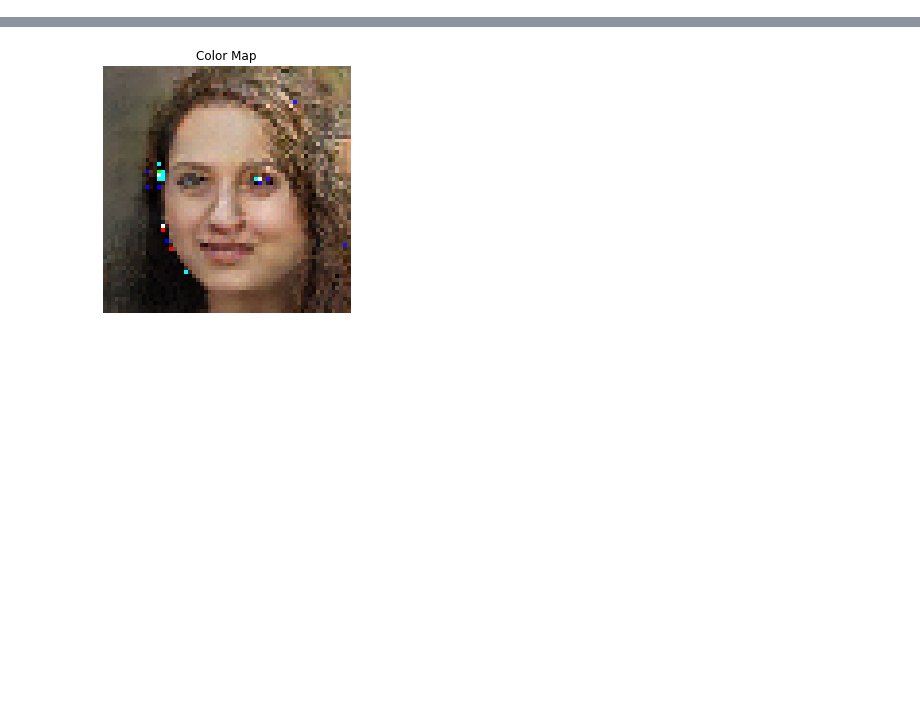
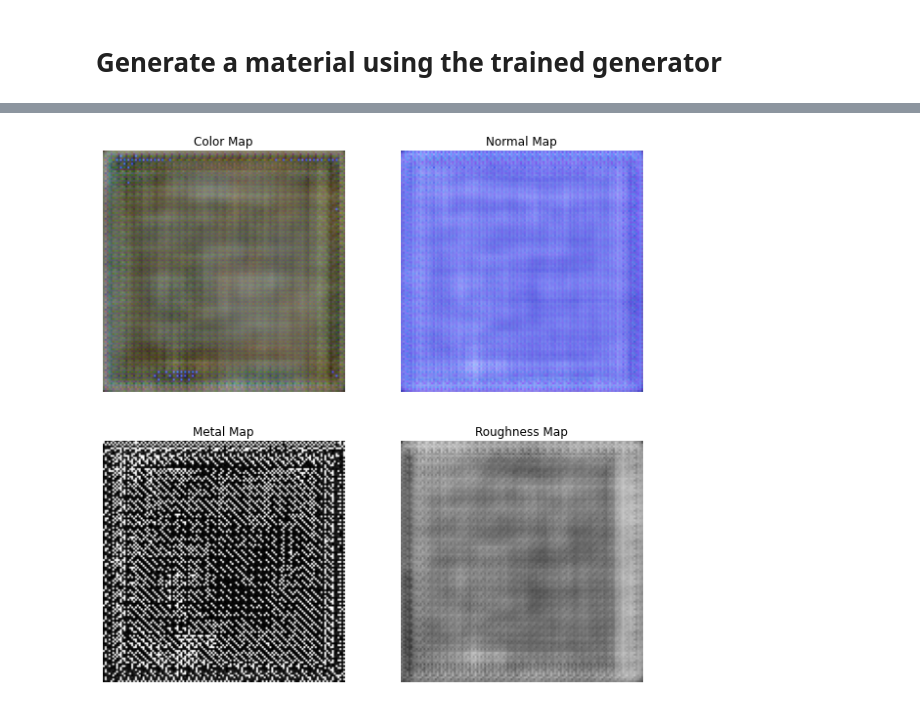
Before and after one commit to marius-se/duet-pbr-gan, a Jupyter notebook: DuetGAN.ipynb, the cells around one changed output, grey strips where cells are left out. Cells and saved outputs as stored; diff of their text form; code cells hidden in the pictures; blank space fills up the shorter version.

```diff
--- a/DuetGAN.ipynb
+++ b/DuetGAN.ipynb
@@ -54,8 +56,6 @@ def naive_get_materials(directory_path: str, target_size: tuple):
                     material[:,:,details[1] + channel_index] = map[:,:,channel_index]
             material = np.expand_dims(material, axis=0)
             materials = np.concatenate((materials, material), axis=0)
-    materials = materials.astype("float32")
-    materials /= 255.
     return materials
 
 ## Loads all materials based on the content.csv in the specified directory.
@@ -102,7 +102,7 @@ def load_data(root_directory_path, target_size):
 
     return all_materials
 
-target_size = (64, 64)
+target_size = (128, 128)
 materials = load_data(DATA_DIRECTORY, target_size).astype("float32")
 materials /= 255.
 # %% [output]
@@ -130,7 +135,6 @@ materials.shape
 # %%
 def plot_sample(materials: np.ndarray, sample_number: int):
     sample = materials[sample_number,:,:,:].copy()
-    sample *= 255
     sample *= 255
     sample = sample.astype(np.uint8)
     plt.figure(figsize=(10,10))
@@ -155,5 +159,7 @@ def plot_sample(materials: np.ndarray, sample_number: int):
     plt.title("Roughness Map")
     plt.imshow(sample[:,:,7:8], cmap='gray', vmin=0, vmax=255)
 
-plot_sample(materials, 200)
+    plt.show()
+
+plot_sample(materials, 1994)
 # %% [output]
@@ -350,9 +364,10 @@ Epoch 598/1000
+# %% [markdown]
+# Generate a material using the trained generator
 # %%
+loaded_model = tf.keras.models.load_model("DuetGAN")
 random_latent_vectors = tf.random.normal(shape=(10, 100))
-generated_materials = gan.generator(random_latent_vectors)
-# generated_materials *= 255
+generated_materials = loaded_model(random_latent_vectors)
 generated_materials = generated_materials.numpy()
-# generated_materials = generated_materials.astype("int8")
 
 plot_sample(generated_materials, 3)
 # %% [output]
@@ -359,2 +376,2 @@ plot_sample(generated_materials, 3)
-[figure, old version]
+[figure, new version]
 # %%
```
Also changed, not shown: parts of 23 cells of this notebook.
